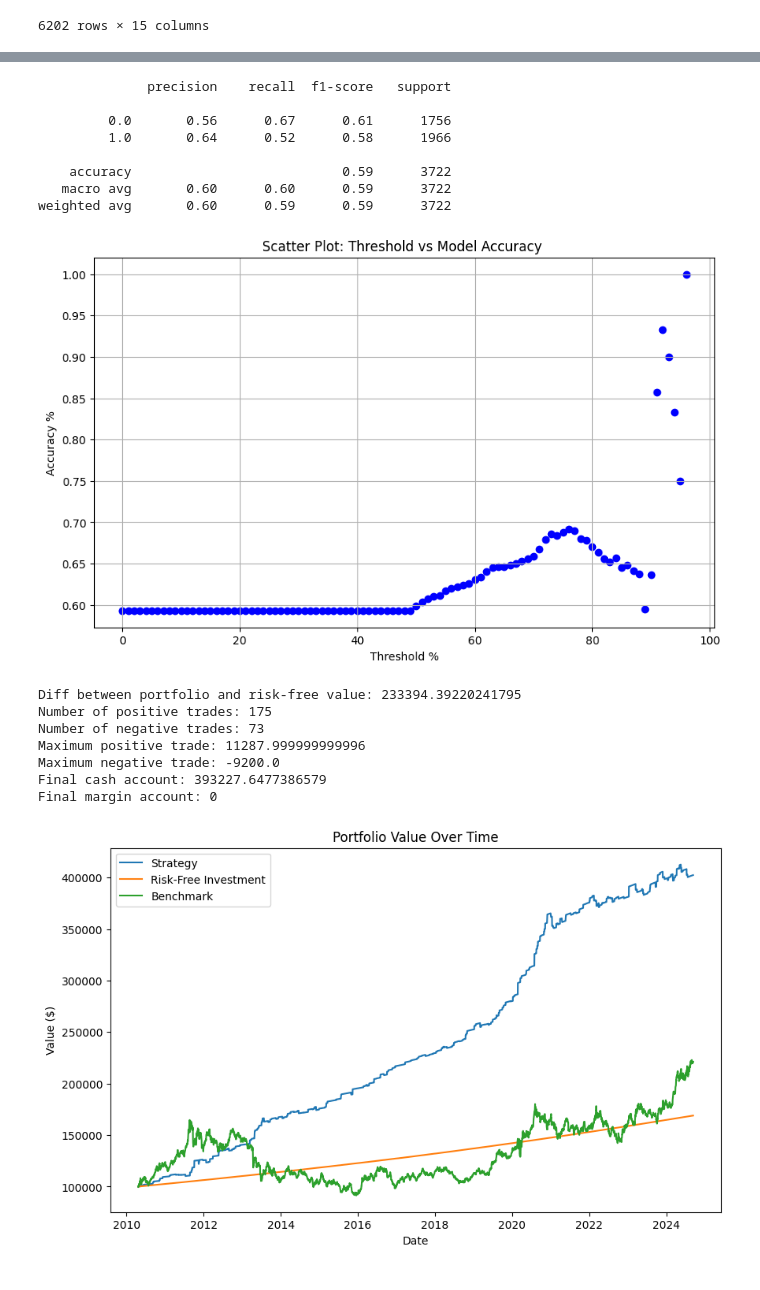
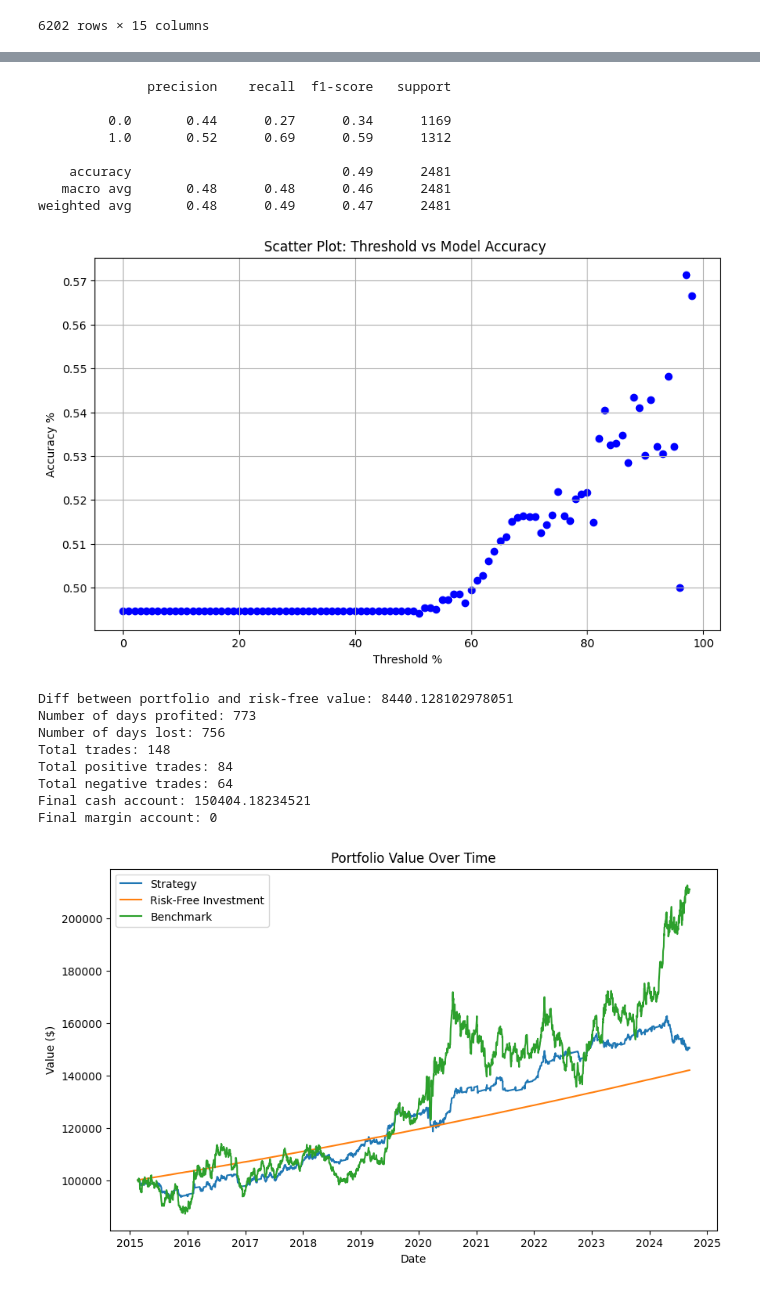
Before and after one commit to AkshayPappu/GoldFuturesTradingStrategy, a Jupyter notebook: strategy.ipynb, the cells around one changed output, grey strips where cells are left out. Cells and saved outputs as stored; diff of their text form; code cells hidden in the pictures.

Commit message:
updated backtest
 marked to market everyday and adjusted model training

```diff
--- a/strategy.ipynb
+++ b/strategy.ipynb
@@ -169,8 +169,8 @@ class FuturesModel(nn.Module):
         return x
 # %%
 # split data into features and target
-train_len = 0.4 * len(df_standardized)
-X, y = df_standardized.drop('Target', axis=1).values, df_standardized['Target'].values
+train_len = int(0.6 * len(df_standardized))
+X, y = df_standardized.drop('Target', axis=1)[:train_len].values, df_standardized['Target'][:train_len].values
 # %%
 # Initialize the time series splitter
 tscv = TimeSeriesSplit(n_splits=5)
@@ -206,6 +206,7 @@ for fold, (train_index, test_index) in enumerate(tscv.split(X)):
     epochs = 50
     for epoch in range(epochs):
         model.train()
+        running_loss = 0.0  # Track loss over the epoch
         for inputs, targets in train_dataloader:
             optimizer.zero_grad()
             outputs = model(inputs)
@@ -213,29 +214,32 @@ for fold, (train_index, test_index) in enumerate(tscv.split(X)):
             loss.backward()
             optimizer.step()
 
-        # Store training loss
-        train_losses.append(loss.item())
+            running_loss += loss.item()  # Accumulate batch loss
+
+        avg_train_loss = running_loss / len(train_dataloader)  # Average loss for the epoch
+        train_losses.append(avg_train_loss)  # Store average epoch loss
 
         # Evaluate on validation data
         model.eval()
+        val_loss = 0
+        correct = 0
+        total = 0
         with torch.no_grad():
-            val_loss = 0
-            correct = 0
-            total = 0
             for inputs, targets in test_dataloader:
                 outputs = model(inputs)
                 loss = criterion(outputs, targets)
-                val_loss += loss.item()
+                val_loss += loss.item()  # Accumulate validation loss
 
                 # Convert probabilities to binary predictions (threshold = 0.5)
                 predicted = (outputs >= 0.5).int()  # Predictions as 0 or 1
                 correct += (predicted == targets.int()).sum().item()  # Count correct predictions
                 total += targets.size(0)  # Total number of predictions
 
-        val_losses.append(val_loss / len(test_dataloader))  # Average validation loss per batch
+        avg_val_loss = val_loss / len(test_dataloader)  # Average validation loss per batch
+        val_losses.append(avg_val_loss)  # Store validation loss for the fold
 
         # Calculate accuracy
         accuracy = correct / total
-        print(f'Epoch {epoch+1}, Training Loss: {train_losses[-1]}, Validation Loss: {val_losses[-1]}, Accuracy: {accuracy * 100:.2f}%')
+        print(f'Epoch {epoch+1}, Training Loss: {avg_train_loss}, Validation Loss: {avg_val_loss}, Accuracy: {accuracy * 100:.2f}%')
 # %% [output]
 Fold 1
@@ -258,6 +262,7 @@ Epoch 50, Training Loss: 0.43867701292037964, Validation Loss: 0.800946549935774
 # %%
-split = 0.4
-split_index = int(X.shape[0] * split)
+split = 0.6
+split_index = int(len(df_standardized) * split)
+X, y = df_standardized.drop('Target', axis=1).values, df_standardized['Target'].values
 
 # convert to tensors
 X_train = X[:split_index]
@@ -312,12 +317,12 @@ print(classification_report(y_test, y_pred))
 # %% [output]
               precision    recall  f1-score   support
 
-         0.0       0.56      0.67      0.61      1756
-         1.0       0.64      0.52      0.58      1966
+         0.0       0.44      0.27      0.34      1169
+         1.0       0.52      0.69      0.59      1312
 
-    accuracy                           0.59      3722
-   macro avg       0.60      0.60      0.59      3722
-weighted avg       0.60      0.59      0.59      3722
+    accuracy                           0.49      2481
+   macro avg       0.48      0.48      0.46      2481
+weighted avg       0.48      0.49      0.47      2481
 # %%
 # Assuming df is loaded and has the required columns for plotting
 
@@ -330,7 +335,7 @@ plt.title('Scatter Plot: Threshold vs Model Accuracy ')
 plt.grid(True)
 plt.show()
 # %% [output]
-[figure, old version]
+[figure, new version]
 # %%
 class FuturesBacktester:
     def __init__(self, df, confidence_threshold=0.8, exit_threshold=0.5, cash_account=100000, margin_account=0,
@@ -517,22 +533,23 @@ class FuturesBacktester:
 # %%
 # run backtest
 model_outputs = torch.cat((train_outputs, val_outputs), 0)
 model_outputs = model_outputs.squeeze().tolist()
 backtest_df = pd.DataFrame(df.drop("Change %", axis =1), columns=[col for col in df.columns if col !='Change %']).dropna()
 backtest_df['Confidence'] = model_outputs
-backtest_df = backtest_df[['Price', 'Confidence']][2532:]
+backtest_df = backtest_df[['Price', 'Confidence']][3750:]
 backtest_df = backtest_df.reset_index()
 
-backtester = FuturesBacktester(backtest_df, confidence_threshold=0.74)
+backtester = FuturesBacktester(backtest_df, confidence_threshold=0.8)
 backtester.run_backtest()
 backtester.report()
 backtester.plot()
 # %% [output]
-Diff between portfolio and risk-free value: 233394.39220241795
-Number of positive trades: 175
-Number of negative trades: 73
-Maximum positive trade: 11287.999999999996
-Maximum negative trade: -9200.0
-Final cash account: 393227.6477386579
+Diff between portfolio and risk-free value: 8440.128102978051
+Number of days profited: 773
+Number of days lost: 756
+Total trades: 148
+Total positive trades: 84
+Total negative trades: 64
+Final cash account: 150404.18234521
 Final margin account: 0
-[figure, old version]
+[figure, new version]
```
Also changed, not shown: parts of 3 cells of this notebook.
